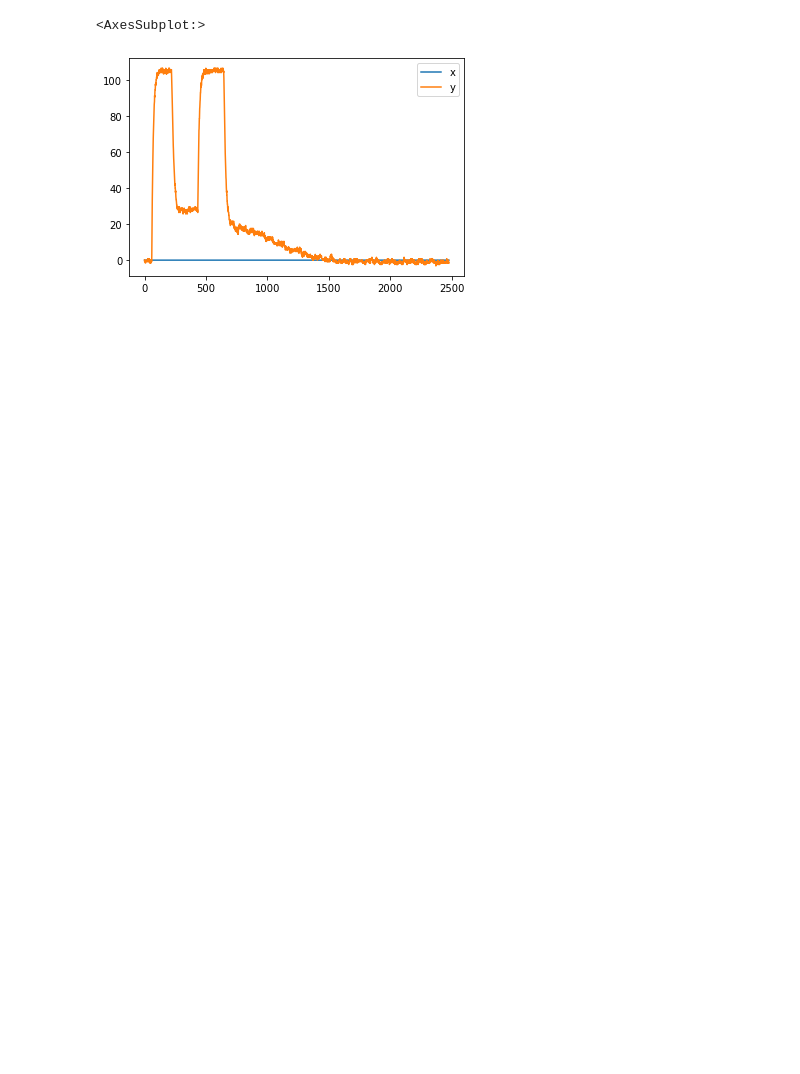
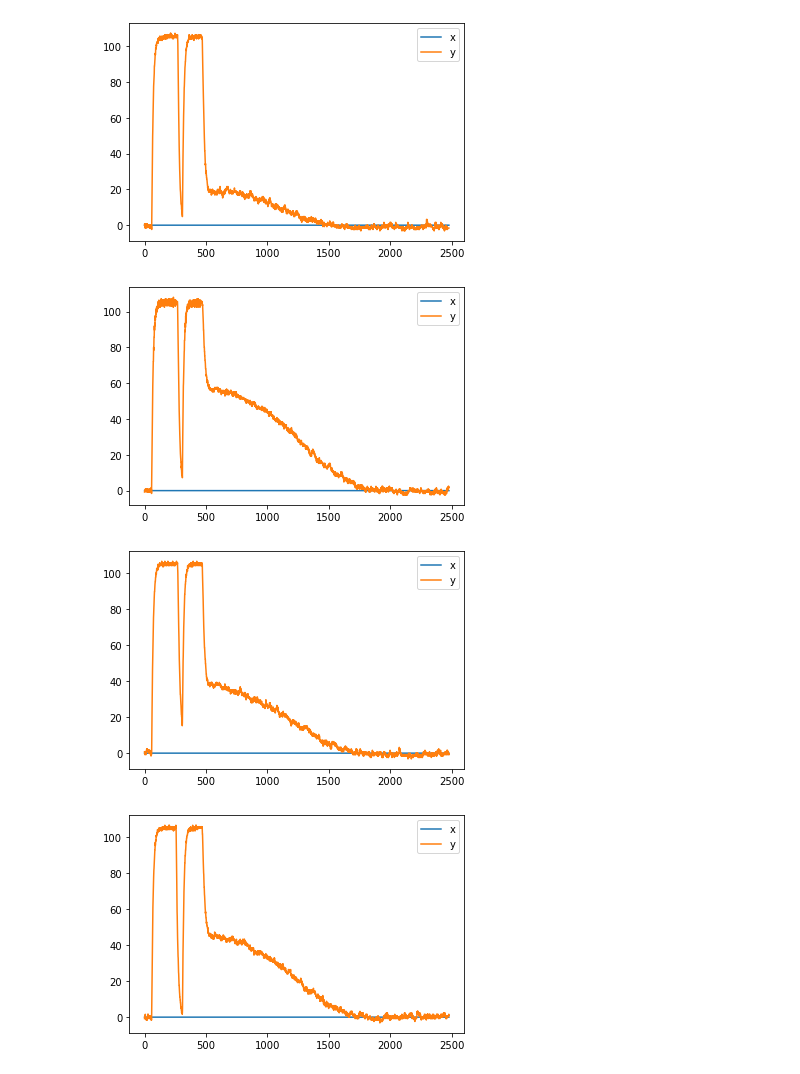
Before and after one commit to everydayanchovies/NMR, a Jupyter notebook: notebooks/nmr_dag_1.ipynb, the cells around one changed output. Drawn from its saved outputs; the diff is of its cells as text; code cells hidden in the pictures; blank space fills up the shorter version.

```diff
--- a/notebooks/nmr_dag_1.ipynb
+++ b/notebooks/nmr_dag_1.ipynb
@@ -70,5 +9,0 @@ for delay, signals in ds.items():
-# %%
-ds[450][SI_READ_SIGNAL].plot()
-# %% [output]
-<AxesSubplot:>
-[figure, removed]
@@ -74,0 +15,13 @@ ds[450][SI_READ_SIGNAL].plot()
+# %%
+mogelijke_verhoudingen_van_koperchloride = get_verhoudingen(STOF_KOPERCHLORIDE)
+
+for verhouding in mogelijke_verhoudingen_van_koperchloride:
+    mogelijke_delays_van_koperchloride = get_delays(STOF_KOPERCHLORIDE, verhouding, T1)
+    eerste_delay = mogelijke_delays_van_koperchloride[0]
+
+    get_df(STOF_KOPERCHLORIDE, verhouding, T1, eerste_delay, SI_SIGNAL).plot()
+# %% [output]
+[figure, added]
+[figure, added]
+[figure, added]
+[figure, added]
```
Also changed, not shown: parts of 6 cells of this notebook, 29 other files.
